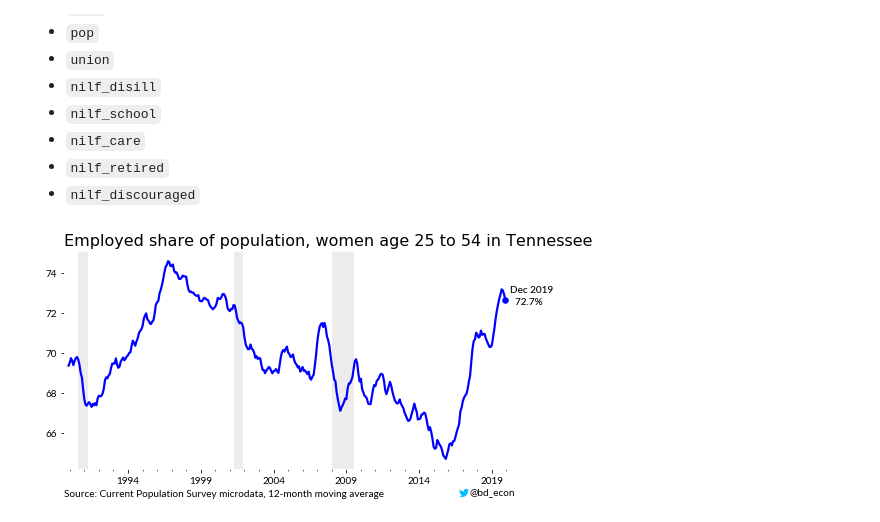
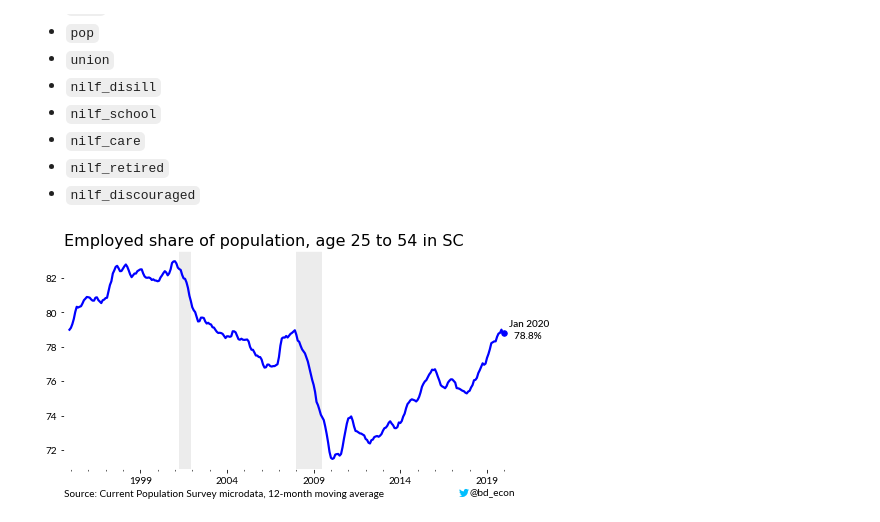
Before and after one commit to bdecon/econ_data, a Jupyter notebook: micro/bd_CPS_grapher.ipynb, the cells around one changed output. Drawn from its saved outputs; the diff is of its cells as text; code cells hidden in the pictures.

```diff
--- a/micro/bd_CPS_grapher.ipynb
+++ b/micro/bd_CPS_grapher.ipynb
@@ -58,5 +58,5 @@ rec_dt = [('1990-08-01', '1991-04-01'),
           ('2008-01-01', '2009-07-01')]
 
 # Years of bd CPS data
-year_range = range(1989, 2020)
+year_range = range(1994, 2021)
 # %% [output]
@@ -133,7 +133,7 @@ def calc_specs(calc_type, query_str):
         d['keep_cols'] = ['UNION', 'TOT', 'MONTH']
 
     if calc_type == 'nilf_disill':
-        d['keep_cols'] = ['DIS', 'BASICWGT', 'MONTH']
+        d['keep_cols'] = ['DIS', 'BASICWGT', 'MONTH', 'NILFREASON']
         d['filter_cols'] = ['NILFREASON', 'BASICWGT', 'MONTH'] + fcols2
         d['tvars'] = {'DIS': lambda x: (
             np.where(x['NILFREASON'] == 'Disabled/Ill',
@@ -365,12 +365,13 @@ def labor_mkt_grapher(title, data, color):
 - `nilf_discouraged`
 # %%
 # Example
-query_str = '25 <= AGE <= 54 and FEMALE == 1 and STATE == "TN"'
-group = 'women age 25 to 54 in Tennessee'
+hs = ['LTHS', 'HS', 'SC']
+query_str = '25 <= AGE <= 54 and STATE == "SC"'
+group = 'age 25 to 54 in SC'
 calc_type = 'epop'
 decile = None
 title = f'Employed share of population, {group}'
 data = data_retriever(query_str, calc_type, decile)
 labor_mkt_grapher(title, data, 'blue')
 # %% [output]
-[figure, old version]
+[figure, new version]
```
Also changed, not shown: parts of 6 cells of this notebook, 21 other files.
